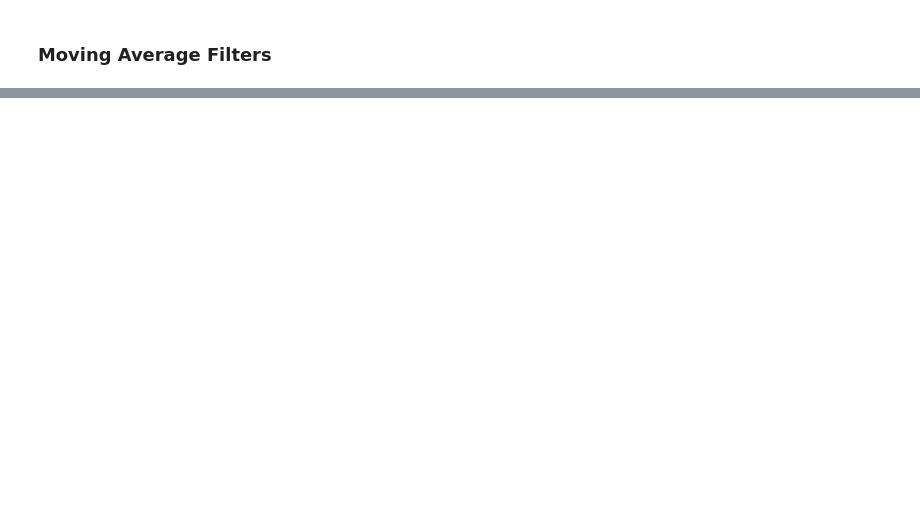
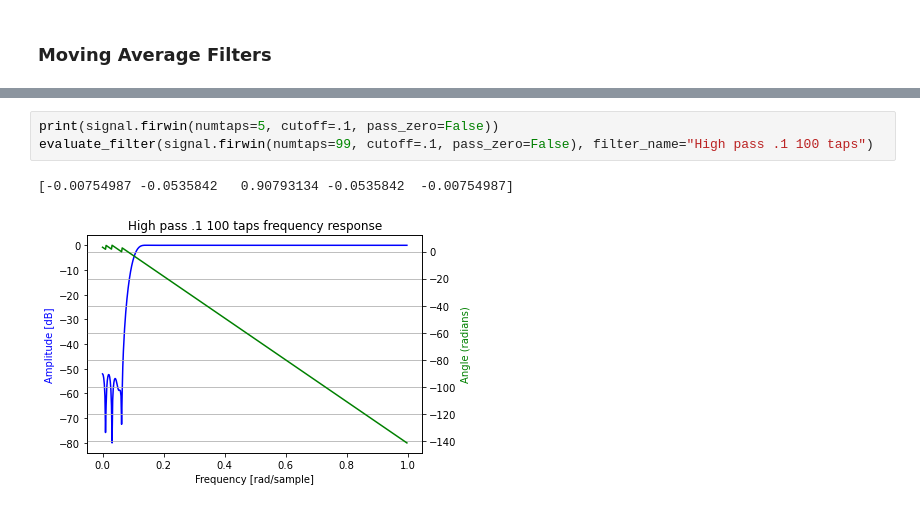
Before and after one commit to AdamVD/EEEE-533-BioSignal-Processing, a Jupyter notebook: practicals/chapter4/notebooks/Chapter 4 Practical.ipynb, the cells around one changed output, grey strips where cells are left out. Drawn from its saved outputs; the diff is of its cells as text; blank space fills up the shorter version.

```diff
--- a/practicals/chapter4/notebooks/Chapter 4 Practical.ipynb
+++ b/practicals/chapter4/notebooks/Chapter 4 Practical.ipynb
@@ -47,0 +71,6 @@ for num_terms in (2, 4, 8, 16):
+# %%
+print(signal.firwin(numtaps=5, cutoff=.1, pass_zero=False))
+evaluate_filter(signal.firwin(numtaps=99, cutoff=.1, pass_zero=False), filter_name="High pass .1 100 taps")
+# %% [output]
+[-0.00754987 -0.0535842   0.90793134 -0.0535842  -0.00754987]
+[figure, added]
```
Also changed, not shown: parts of 9 cells of this notebook.
